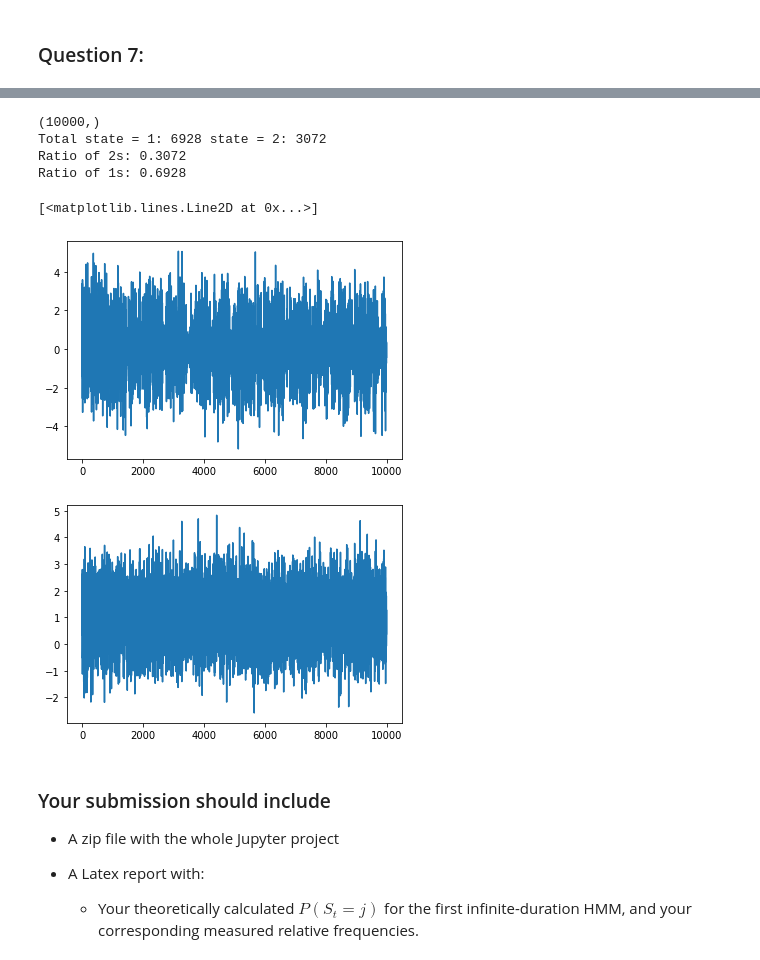
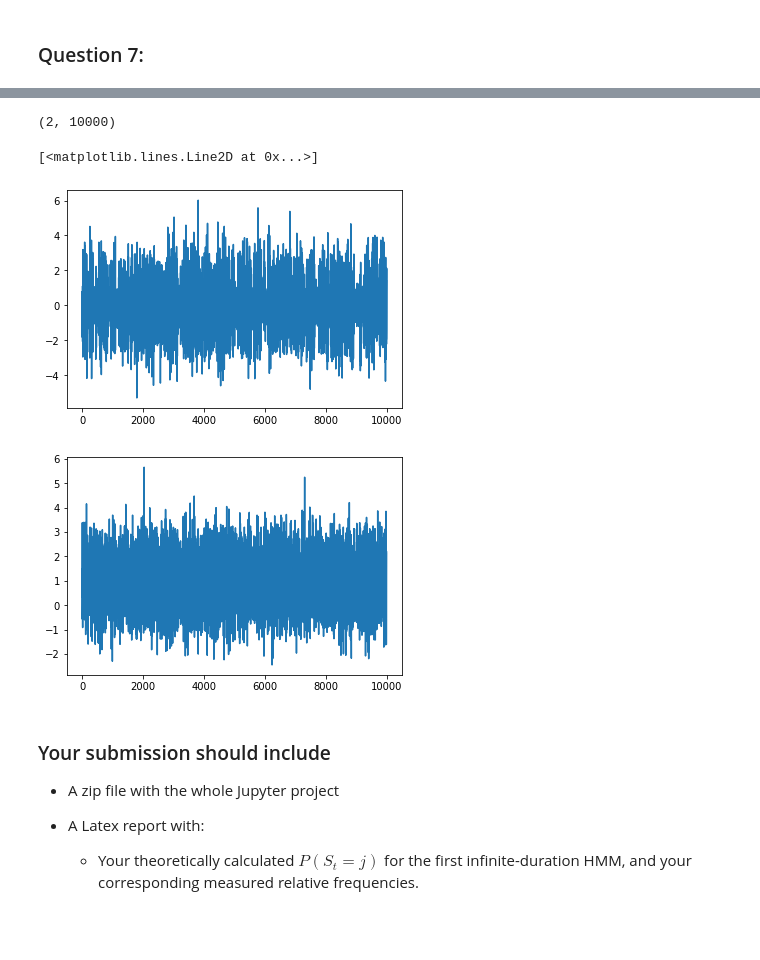
Before and after one commit to serkanardaa/Pattern-Assignment1, a Jupyter notebook: EQ2341_Assignment_1.ipynb, the cells around one changed output, grey strips where cells are left out. Drawn from its saved outputs; the diff is of its cells as text; code cells hidden in the pictures; blank space fills up the shorter version.

```diff
--- a/EQ2341_Assignment_1.ipynb
+++ b/EQ2341_Assignment_1.ipynb
@@ -282,45 +292,33 @@ Ratio of 1s: 0.7614
 # %%
-
-# Example: Define and use a simple infinite-duration HMM
-
-# State generator
+# Two-dimensional and non-diagonal covariance matrix
 
 q = np.array( [ 0.75, 0.25 ] )
-mc = MarkovChain( q, np.array( [ [ 0.99, 0.01 ], [ 0.03, 0.97 ] ] ) )
+A = np.array( [ [ 0.99, 0.01 ], [ 0.03, 0.97 ] ] )
+mc = MarkovChain(q,A)
 
 g1 = GaussD( means=[0,1], cov = np.array([[2,0],[0,1]]) )   # Distribution for state = 1
 g2 = GaussD( means=[0,1], stdevs=[0.5,0.8] )   # Distribution for state = 2
 h  = HMM( mc, [g1, g2])                # The HMM
 
 # Generate an output sequence
 x,s = h.rand( 10000 )
 
 s = s + 1 # since our code outputs j = 0,1 not j = 1,2
 
-print(x[1].shape)
-
-count_1 = np.count_nonzero(s == 2)
-count_0 = np.count_nonzero(s == 1)
-
-print('Total state = 1:',  count_0, 'state = 2:', count_1)
-
-print('Ratio of 2s:', count_1 / (count_1 + count_0))
-
-print('Ratio of 1s:', count_0 / (count_1 + count_0))
+print(x.shape)
 
 plt.figure(1)
 plt.plot(x[0])
 
 plt.figure(2)
 plt.plot(x[1])
+
+# Verification?
 # %% [output]
-(10000,)
-Total state = 1: 6928 state = 2: 3072
-Ratio of 2s: 0.3072
-Ratio of 1s: 0.6928
+(2, 10000)
 [<matplotlib.lines.Line2D at 0x...>]
-[figure, old version]
+[figure, new version]
-[figure, old version]
+[figure, new version]
 # %% [markdown]
 ### Your submission should include
 
```
Also changed, not shown: parts of 7 cells of this notebook, 1 other file.
